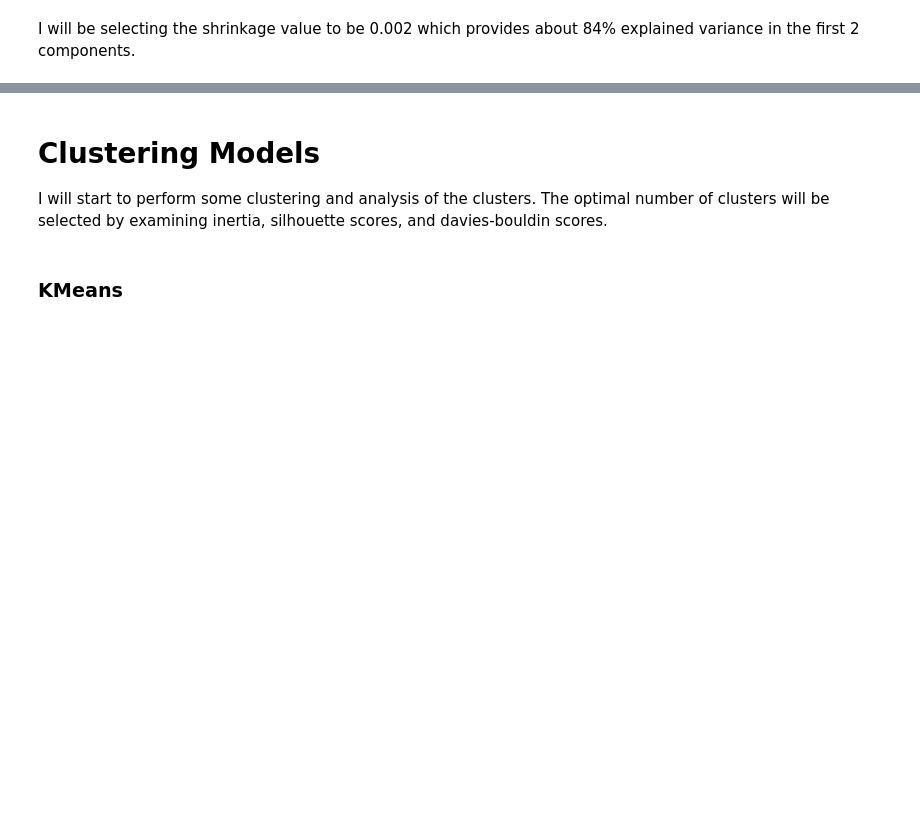
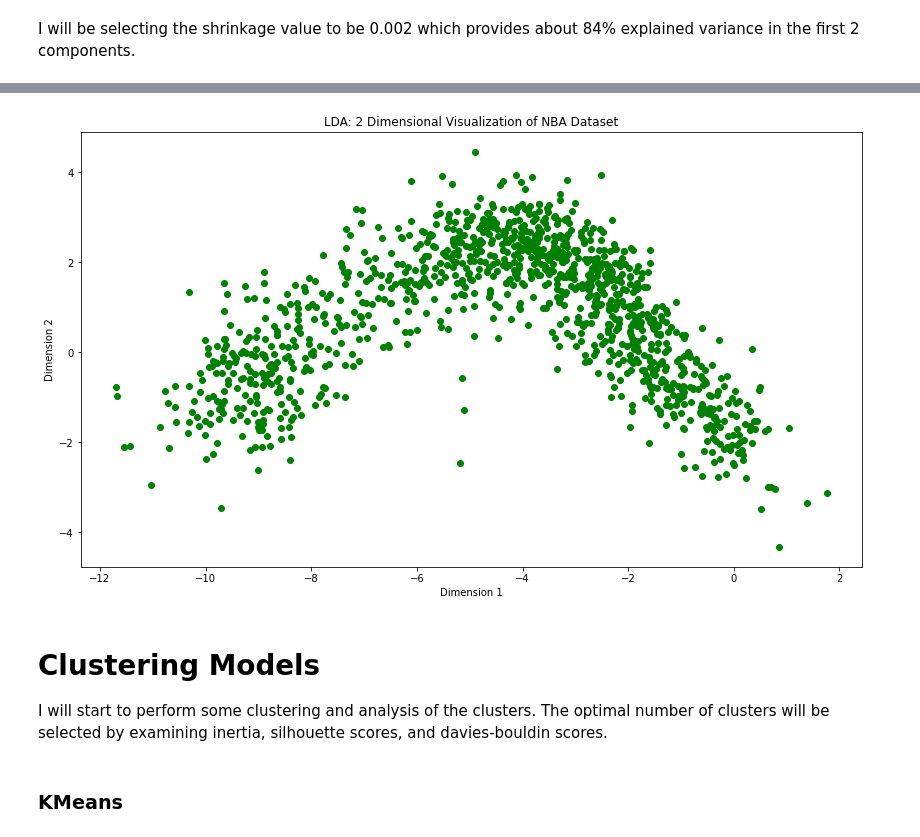
Before and after one commit to imdaniel14/Redefine_NBA_Positions, a Jupyter notebook: NBA Part 2.ipynb, the cells around one changed output, grey strips where cells are left out. Cells and saved outputs as stored; diff of their text form; code cells hidden in the pictures; blank space fills up the shorter version.

```diff
--- a/NBA Part 2.ipynb
+++ b/NBA Part 2.ipynb
@@ -567,11 +753,13 @@ print(lda.explained_variance_ratio_)
 # %%
 # Plot
-plt.figure(figsize=(12,6))
-plt.scatter(X_lda[:,0], X_lda[:,1], c='pink')
+plt.figure(figsize=(14,8))
+plt.scatter(X_lda[:,0], X_lda[:,1], c='green')
 plt.xlabel('Dimension 1')
 plt.ylabel('Dimension 2')
 plt.title('LDA: 2 Dimensional Visualization of NBA Dataset')
 plt.savefig(fname='C:/Users/imdan/downloads/data/lda_featurespace.jpeg')
+# %% [output]
+[figure, added]
 # %% [markdown]
 # Clustering Models
 
```
Also changed, not shown: parts of 110 cells of this notebook.
